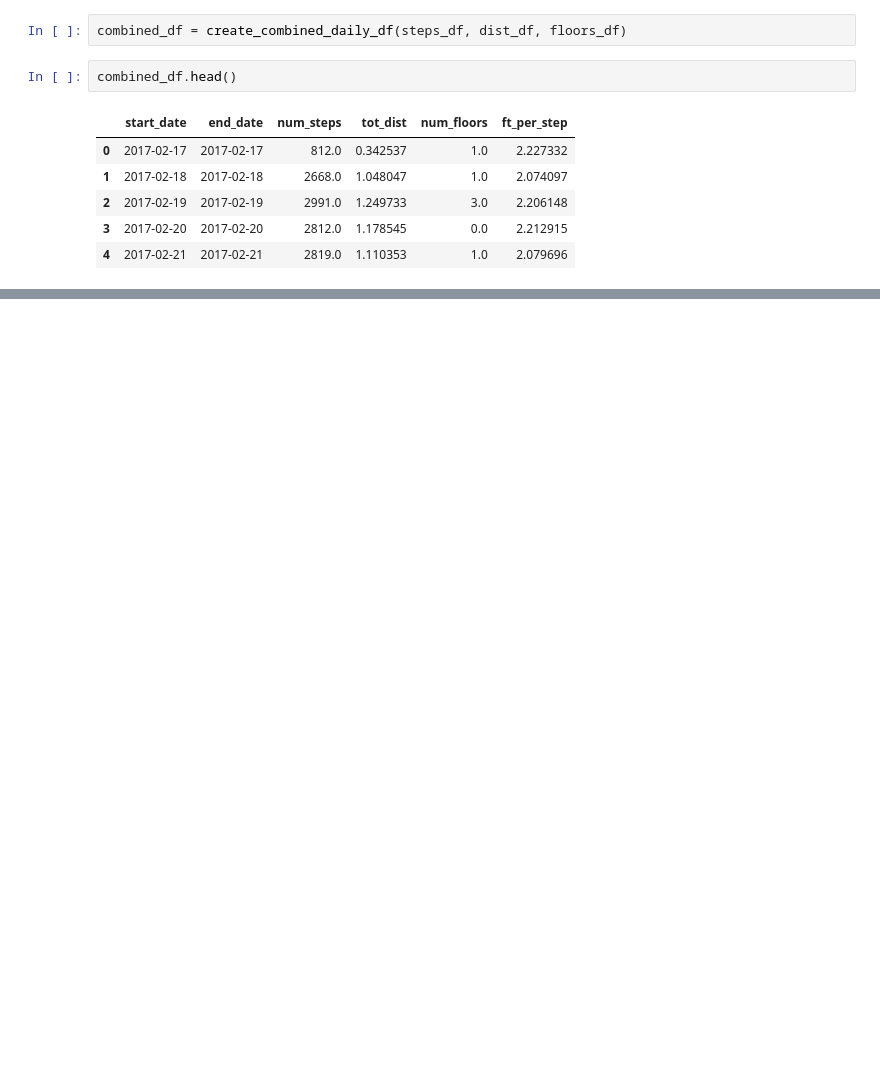
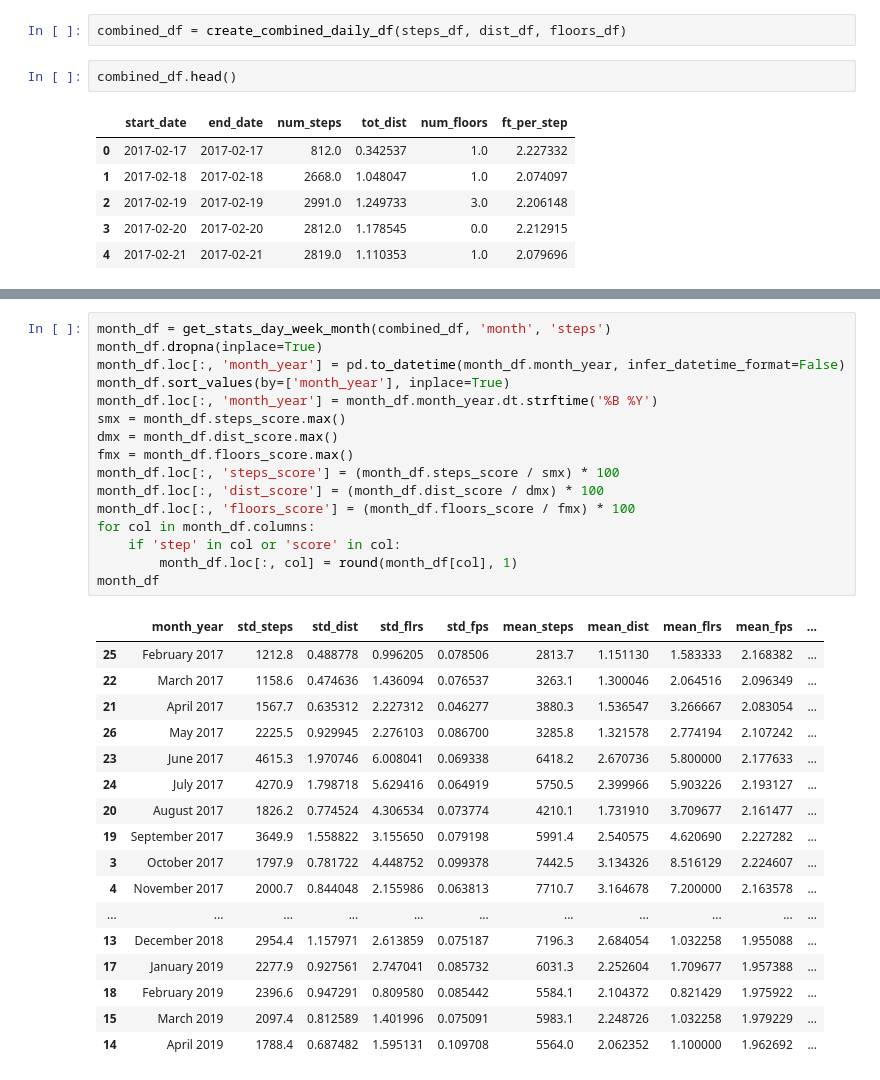
Before and after one commit to Data-is-life/Steps_Analysis, a Jupyter notebook: src/testing_dist_and_steps_funcs.ipynb, the cells around one changed output, grey strips where cells are left out. Drawn from its saved outputs; the diff is of its cells as text; blank space fills up the shorter version.

```diff
--- a/src/testing_dist_and_steps_funcs.ipynb
+++ b/src/testing_dist_and_steps_funcs.ipynb
@@ -71,0 +127,34 @@ print("Bokeh - %s" % bokeh_version)
+# %%
+month_df = get_stats_day_week_month(combined_df, 'month', 'steps')
+month_df.dropna(inplace=True)
+month_df.loc[:, 'month_year'] = pd.to_datetime(month_df.month_year, infer_datetime_format=False)
+month_df.sort_values(by=['month_year'], inplace=True)
+month_df.loc[:, 'month_year'] = month_df.month_year.dt.strftime('%B %Y')
+smx = month_df.steps_score.max()
+dmx = month_df.dist_score.max()
+fmx = month_df.floors_score.max()
+month_df.loc[:, 'steps_score'] = (month_df.steps_score / smx) * 100
+month_df.loc[:, 'dist_score'] = (month_df.dist_score / dmx) * 100
+month_df.loc[:, 'floors_score'] = (month_df.floors_score / fmx) * 100
+for col in month_df.columns:
+    if 'step' in col or 'score' in col:
+        month_df.loc[:, col] = round(month_df[col], 1)
+month_df
+# %% [output]
+|  | month_year | std_steps | std_dist | std_flrs | std_fps | mean_steps | mean_dist | mean_flrs | mean_fps | ... |
+| 25 | February 2017 | 1212.8 | 0.488778 | 0.996205 | 0.078506 | 2813.7 | 1.151130 | 1.583333 | 2.168382 | ... |
+| 22 | March 2017 | 1158.6 | 0.474636 | 1.436094 | 0.076537 | 3263.1 | 1.300046 | 2.064516 | 2.096349 | ... |
+| 21 | April 2017 | 1567.7 | 0.635312 | 2.227312 | 0.046277 | 3880.3 | 1.536547 | 3.266667 | 2.083054 | ... |
+| 26 | May 2017 | 2225.5 | 0.929945 | 2.276103 | 0.086700 | 3285.8 | 1.321578 | 2.774194 | 2.107242 | ... |
+| 23 | June 2017 | 4615.3 | 1.970746 | 6.008041 | 0.069338 | 6418.2 | 2.670736 | 5.800000 | 2.177633 | ... |
+| 24 | July 2017 | 4270.9 | 1.798718 | 5.629416 | 0.064919 | 5750.5 | 2.399966 | 5.903226 | 2.193127 | ... |
+| 20 | August 2017 | 1826.2 | 0.774524 | 4.306534 | 0.073774 | 4210.1 | 1.731910 | 3.709677 | 2.161477 | ... |
+| 19 | September 2017 | 3649.9 | 1.558822 | 3.155650 | 0.079198 | 5991.4 | 2.540575 | 4.620690 | 2.227282 | ... |
+| 3 | October 2017 | 1797.9 | 0.781722 | 4.448752 | 0.099378 | 7442.5 | 3.134326 | 8.516129 | 2.224607 | ... |
+| 4 | November 2017 | 2000.7 | 0.844048 | 2.155986 | 0.063813 | 7710.7 | 3.164678 | 7.200000 | 2.163578 | ... |
+| ... | ... | ... | ... | ... | ... | ... | ... | ... | ... | ... |
+| 13 | December 2018 | 2954.4 | 1.157971 | 2.613859 | 0.075187 | 7196.3 | 2.684054 | 1.032258 | 1.955088 | ... |
+| 17 | January 2019 | 2277.9 | 0.927561 | 2.747041 | 0.085732 | 6031.3 | 2.252604 | 1.709677 | 1.957388 | ... |
+| 18 | February 2019 | 2396.6 | 0.947291 | 0.809580 | 0.085442 | 5584.1 | 2.104372 | 0.821429 | 1.975922 | ... |
+| 15 | March 2019 | 2097.4 | 0.812589 | 1.401996 | 0.075091 | 5983.1 | 2.248726 | 1.032258 | 1.979229 | ... |
+| 14 | April 2019 | 1788.4 | 0.687482 | 1.595131 | 0.109708 | 5564.0 | 2.062352 | 1.100000 | 1.962692 | ... |
```
Also changed, not shown: parts of 26 cells of this notebook, 10 other files.
